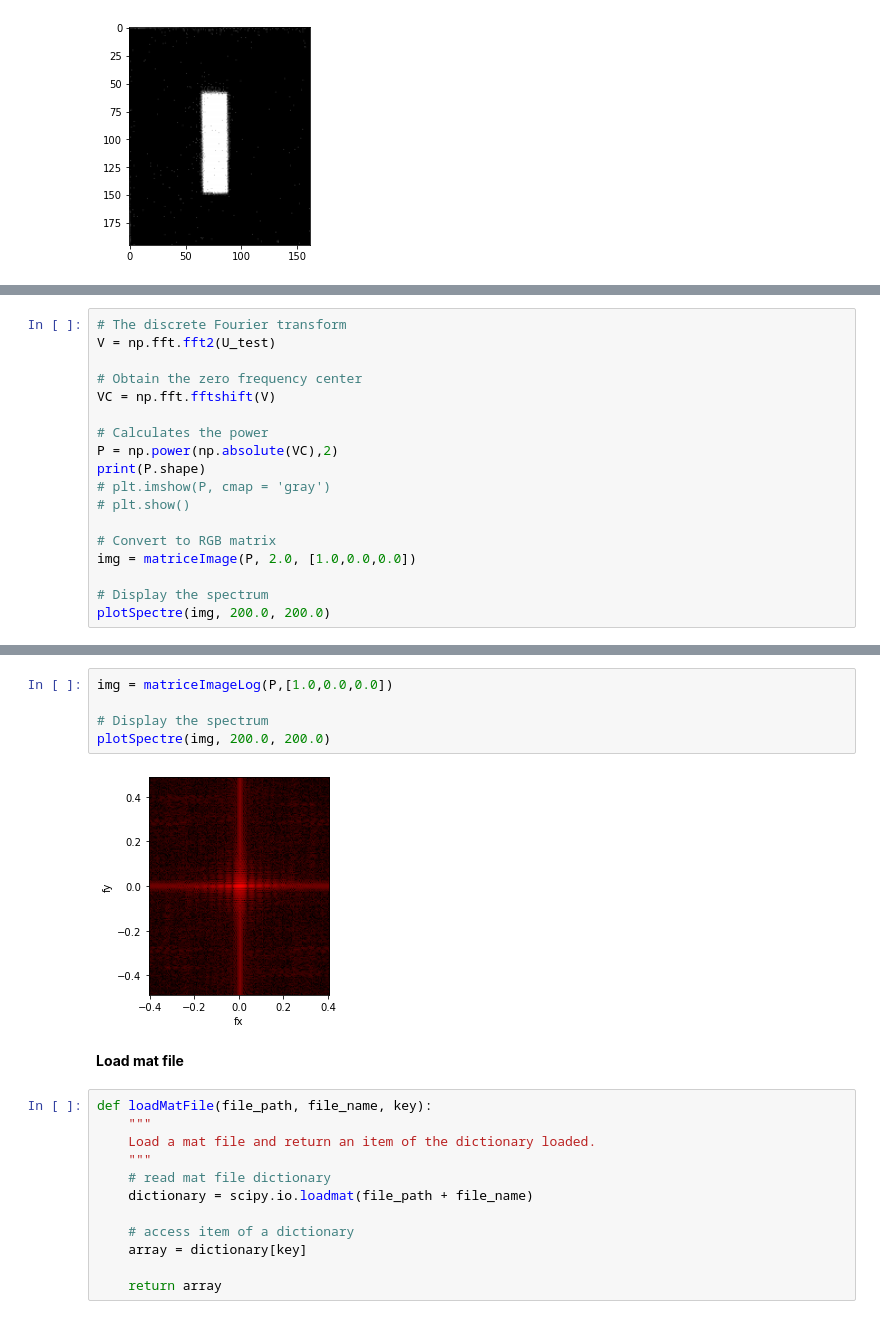
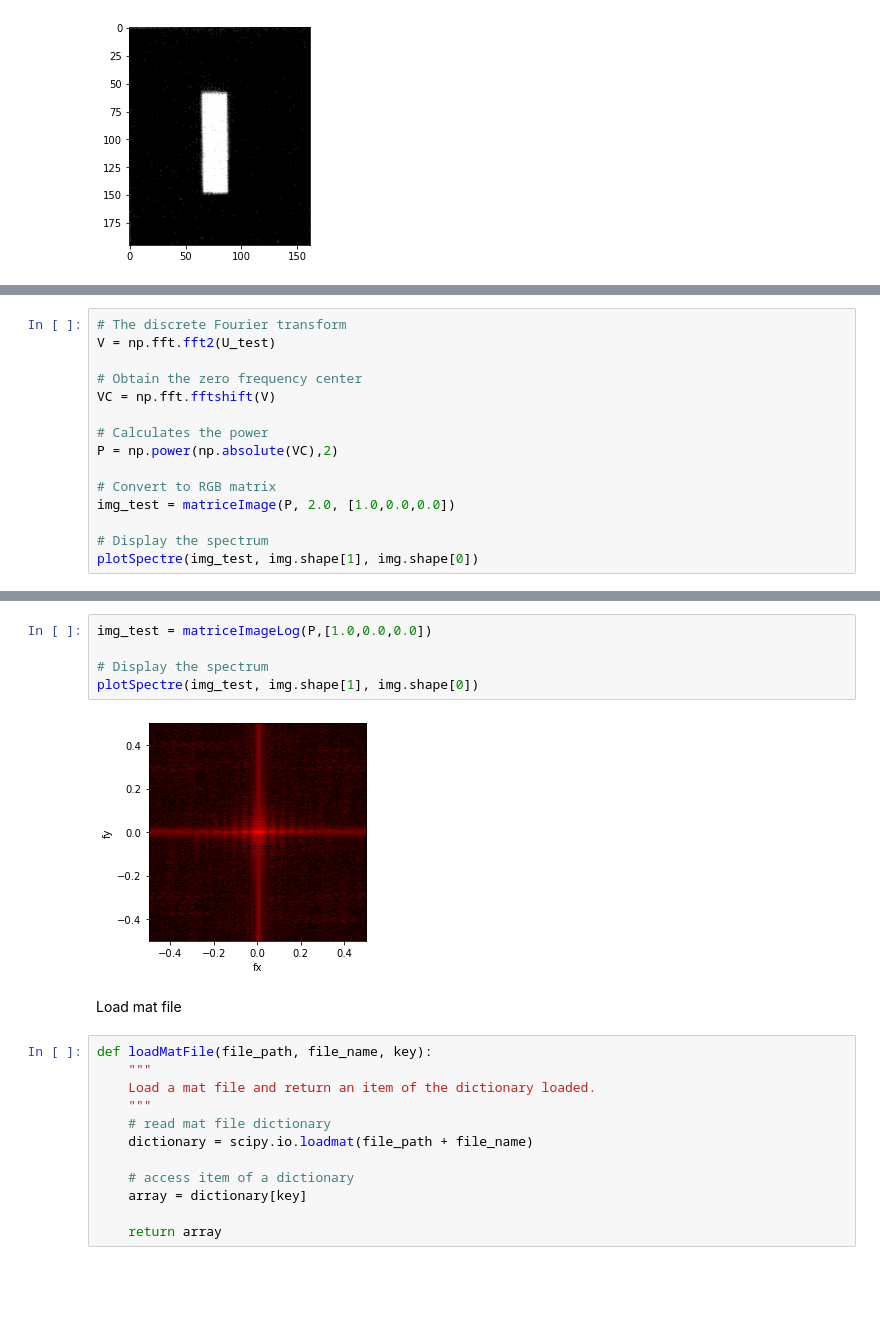
Before and after one commit to fernandolucasaa/computerGeneratedHolography, a Jupyter notebook: tests_wigner_distribution/jupyterComputeWignerDistribution.ipynb, the cells around one changed output, grey strips where cells are left out. Drawn from its saved outputs; the diff is of its cells as text; blank space fills up the shorter version.

```diff
--- a/tests_wigner_distribution/jupyterComputeWignerDistribution.ipynb
+++ b/tests_wigner_distribution/jupyterComputeWignerDistribution.ipynb
@@ -70,13 +73,10 @@ VC = np.fft.fftshift(V)
 
 # Calculates the power
 P = np.power(np.absolute(VC),2)
-print(P.shape)
-# plt.imshow(P, cmap = 'gray')
-# plt.show()
 
 # Convert to RGB matrix
-img = matriceImage(P, 2.0, [1.0,0.0,0.0])
+img_test = matriceImage(P, 2.0, [1.0,0.0,0.0])
 
 # Display the spectrum
-plotSpectre(img, 200.0, 200.0)
+plotSpectre(img_test, img.shape[1], img.shape[0])
 # %% [output]
@@ -85,12 +84,12 @@ plotSpectre(img, 200.0, 200.0)
 # %%
-img = matriceImageLog(P,[1.0,0.0,0.0])
+img_test = matriceImageLog(P,[1.0,0.0,0.0])
 
 # Display the spectrum
-plotSpectre(img, 200.0, 200.0)
+plotSpectre(img_test, img.shape[1], img.shape[0])
 # %% [output]
-[figure, old version]
+[figure, new version]
 # %% [markdown]
-**Load mat file**
+Load mat file
 # %%
 def loadMatFile(file_path, file_name, key):
     """
```
Also changed, not shown: parts of 33 cells of this notebook, 4 other files.
